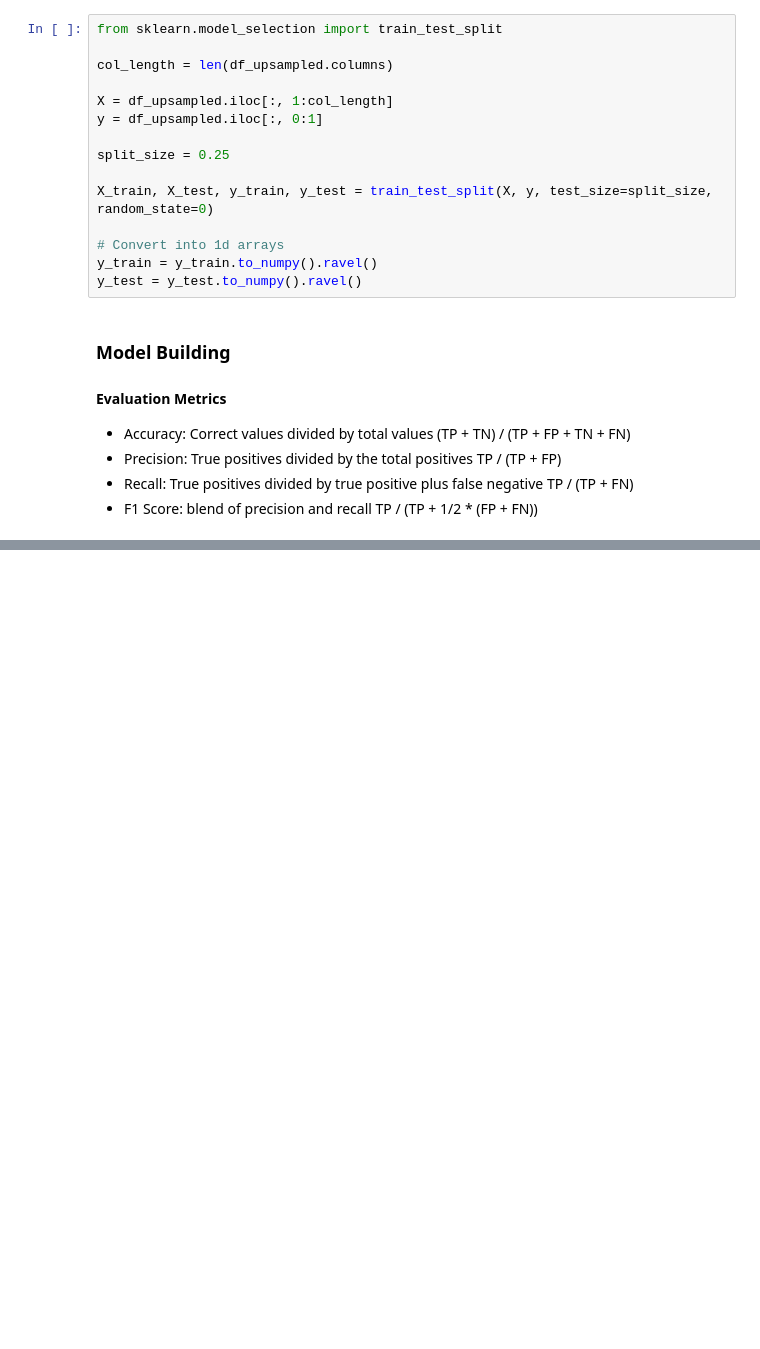
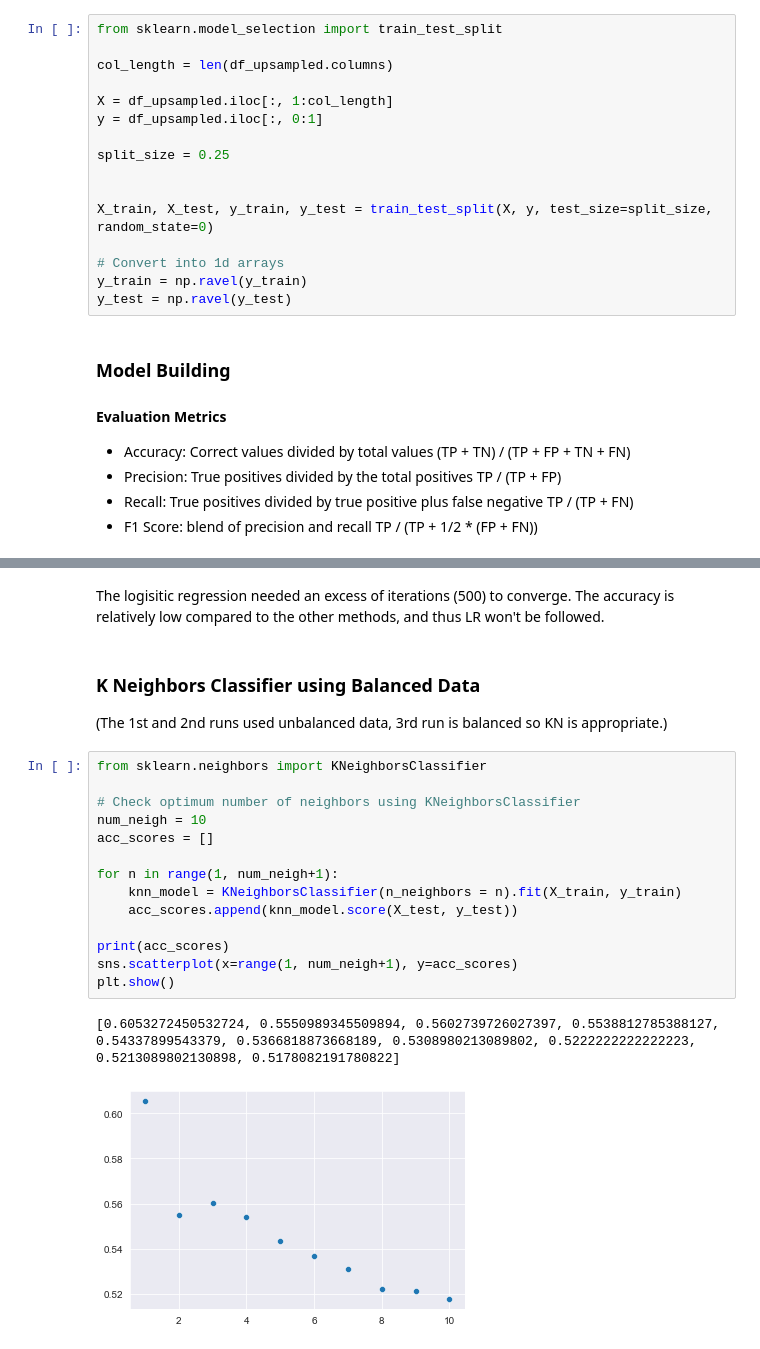
Before and after one commit to t-will-gillis/portfolio-ok_cupid_date-a-scientist, a Jupyter notebook: date-a-scientist.ipynb, the cells around one changed output, grey strips where cells are left out. Saved outputs shown, nothing was run; the diff lists cells and outputs as text; blank space fills up the shorter version.

```diff
--- a/date-a-scientist.ipynb
+++ b/date-a-scientist.ipynb
@@ -1261,11 +1266,12 @@ y = df_upsampled.iloc[:, 0:1]
 
 split_size = 0.25
 
+
 X_train, X_test, y_train, y_test = train_test_split(X, y, test_size=split_size, random_state=0)
 
 # Convert into 1d arrays
-y_train = y_train.to_numpy().ravel()
-y_test = y_test.to_numpy().ravel()
+y_train = np.ravel(y_train)
+y_test = np.ravel(y_test)
 # %% [markdown]
 ### Model Building
 
@@ -1516,0 +1313,23 @@ Is the model overfit? Possibly. Adding more variables continues to increase the
+# %% [markdown]
+The logisitic regression needed an excess of iterations (500) to converge. The accuracy is relatively low compared to the other methods, and thus LR won't be followed.
+# %% [markdown]
+### K Neighbors Classifier using Balanced Data
+
+(The 1st and 2nd runs used unbalanced data, 3rd run is balanced so KN is appropriate.)
+# %%
+from sklearn.neighbors import KNeighborsClassifier
+
+# Check optimum number of neighbors using KNeighborsClassifier
+num_neigh = 10
+acc_scores = []
+
+for n in range(1, num_neigh+1):
+    knn_model = KNeighborsClassifier(n_neighbors = n).fit(X_train, y_train)
+    acc_scores.append(knn_model.score(X_test, y_test))
+
+print(acc_scores)
+sns.scatterplot(x=range(1, num_neigh+1), y=acc_scores)
+plt.show()
+# %% [output]
+[0.6053272450532724, 0.5550989345509894, 0.5602739726027397, 0.5538812785388127, 0.54337899543379, 0.5366818873668189, 0.5308980213089802, 0.5222222222222223, 0.5213089802130898, 0.5178082191780822]
+[figure, added]
```
Also changed, not shown: parts of 54 cells of this notebook, 1 other file.
